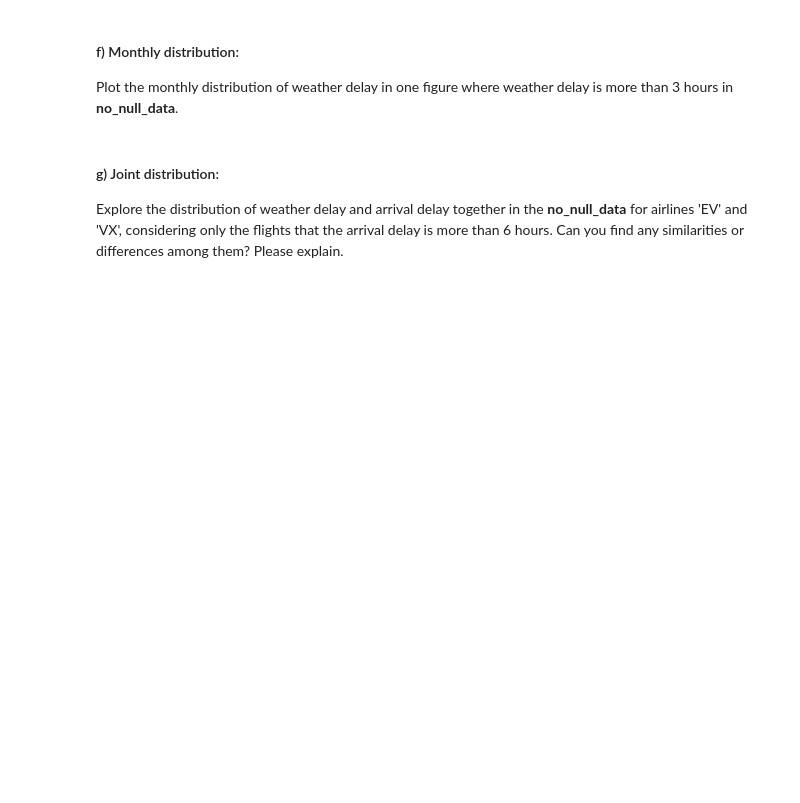
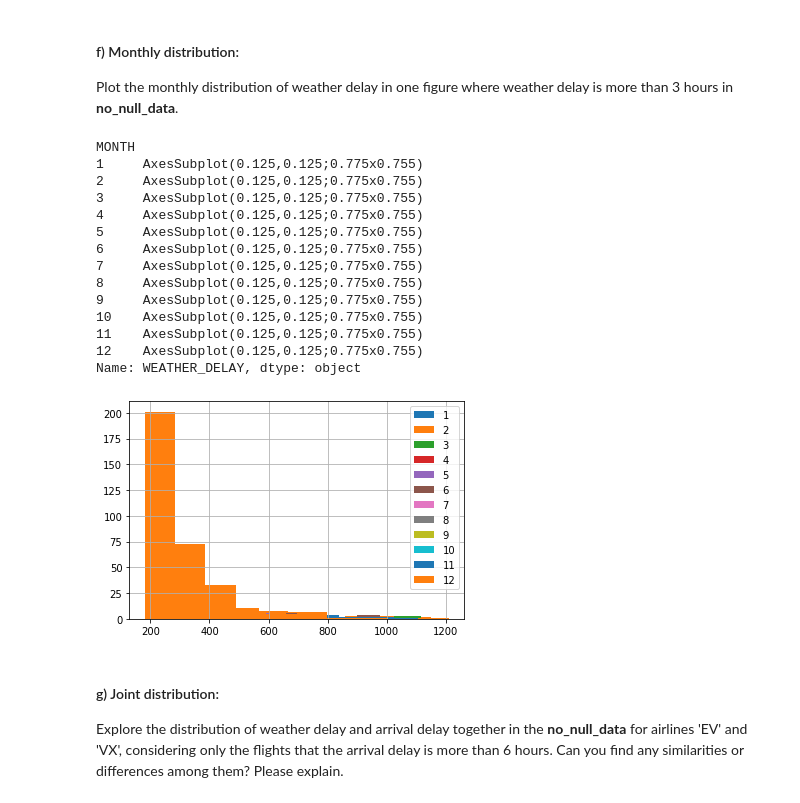
Before and after one commit to LD-devel/IDS-1, a Jupyter notebook: assignment_part1.ipynb, the cells around one changed output. Cells and saved outputs as stored; diff of their text form; code cells hidden in the pictures; blank space fills up the shorter version.

```diff
--- a/assignment_part1.ipynb
+++ b/assignment_part1.ipynb
@@ -229,3 +233,21 @@ Plot the monthly distribution of weather delay in one figure where weather delay
+# %%
+at_least_three_hours_of_weather_delay.groupby(["MONTH"])["WEATHER_DELAY"].hist(legend=True, stacked=True)
+# %% [output]
+MONTH
+1     AxesSubplot(0.125,0.125;0.775x0.755)
+2     AxesSubplot(0.125,0.125;0.775x0.755)
+3     AxesSubplot(0.125,0.125;0.775x0.755)
+4     AxesSubplot(0.125,0.125;0.775x0.755)
+5     AxesSubplot(0.125,0.125;0.775x0.755)
+6     AxesSubplot(0.125,0.125;0.775x0.755)
+7     AxesSubplot(0.125,0.125;0.775x0.755)
+8     AxesSubplot(0.125,0.125;0.775x0.755)
+9     AxesSubplot(0.125,0.125;0.775x0.755)
+10    AxesSubplot(0.125,0.125;0.775x0.755)
+11    AxesSubplot(0.125,0.125;0.775x0.755)
+12    AxesSubplot(0.125,0.125;0.775x0.755)
+Name: WEATHER_DELAY, dtype: object
+[figure, added]
 # %% [markdown]
 #### g) Joint distribution:
 Explore the distribution of weather delay and arrival delay together in the <b>no_null_data</b> for airlines 'EV' and 'VX', considering only the flights that the arrival delay is more than 6 hours. Can you find any similarities or differences among them? Please explain.
```
Also changed, not shown: parts of 18 cells of this notebook, 14 other files.
